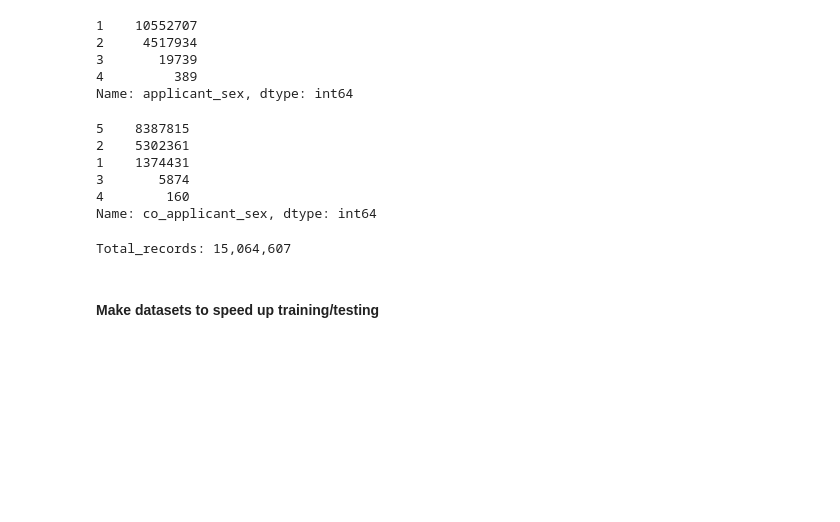
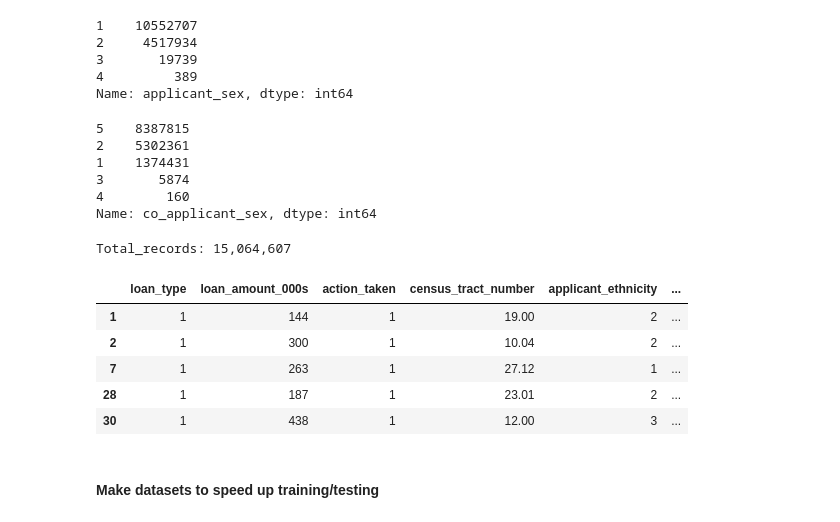
Before and after one commit to reiderwin/project4, a Jupyter notebook: loan_data_cleanup_2.ipynb, the cells around one changed output. Cells and saved outputs as stored; diff of their text form; code cells hidden in the pictures; blank space fills up the shorter version.

```diff
--- a/loan_data_cleanup_2.ipynb
+++ b/loan_data_cleanup_2.ipynb
@@ -439,0 +458,10 @@ loans.to_csv("resources/loans_final.csv")
+# %%
+loans=dataset.drop(columns=['state_code', 'county_code'])
+loans.head()
+# %% [output]
+|  | loan_type | loan_amount_000s | action_taken | census_tract_number | applicant_ethnicity | ... |
+| 1 | 1 | 144 | 1 | 19.00 | 2 | ... |
+| 2 | 1 | 300 | 1 | 10.04 | 2 | ... |
+| 7 | 1 | 263 | 1 | 27.12 | 1 | ... |
+| 28 | 1 | 187 | 1 | 23.01 | 2 | ... |
+| 30 | 1 | 438 | 1 | 12.00 | 3 | ... |
```
Also changed, not shown: parts of 7 cells of this notebook, 2 other files.
